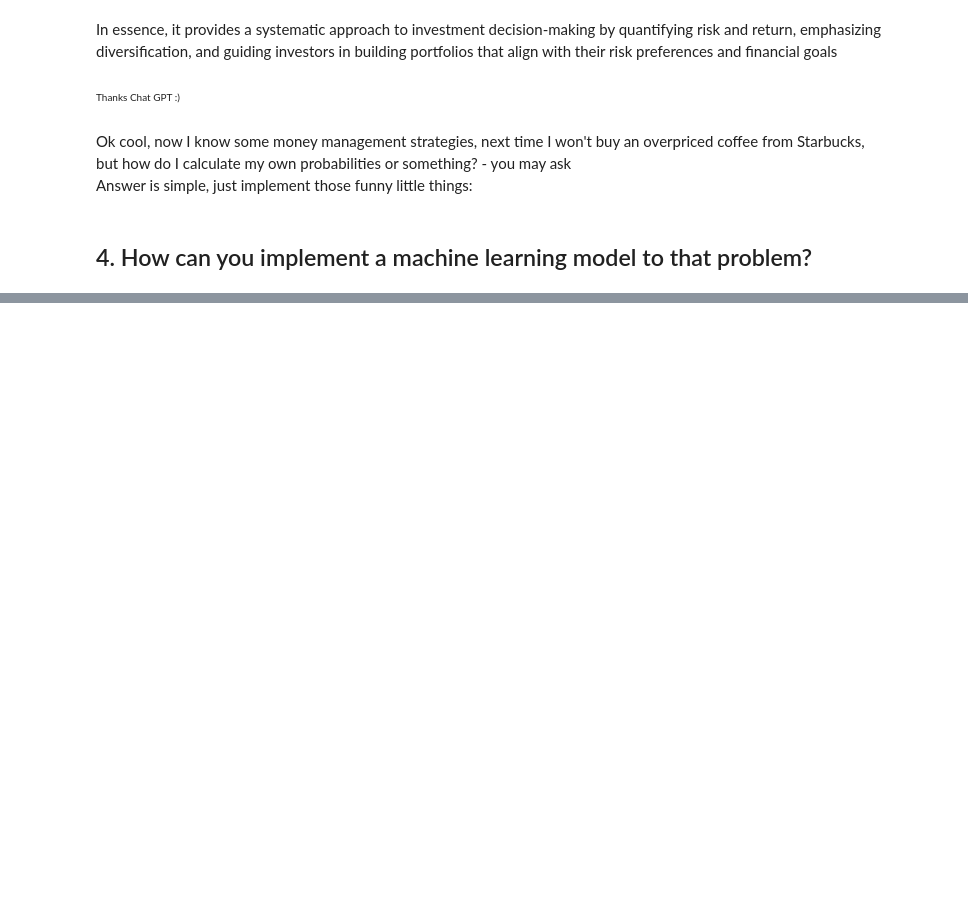
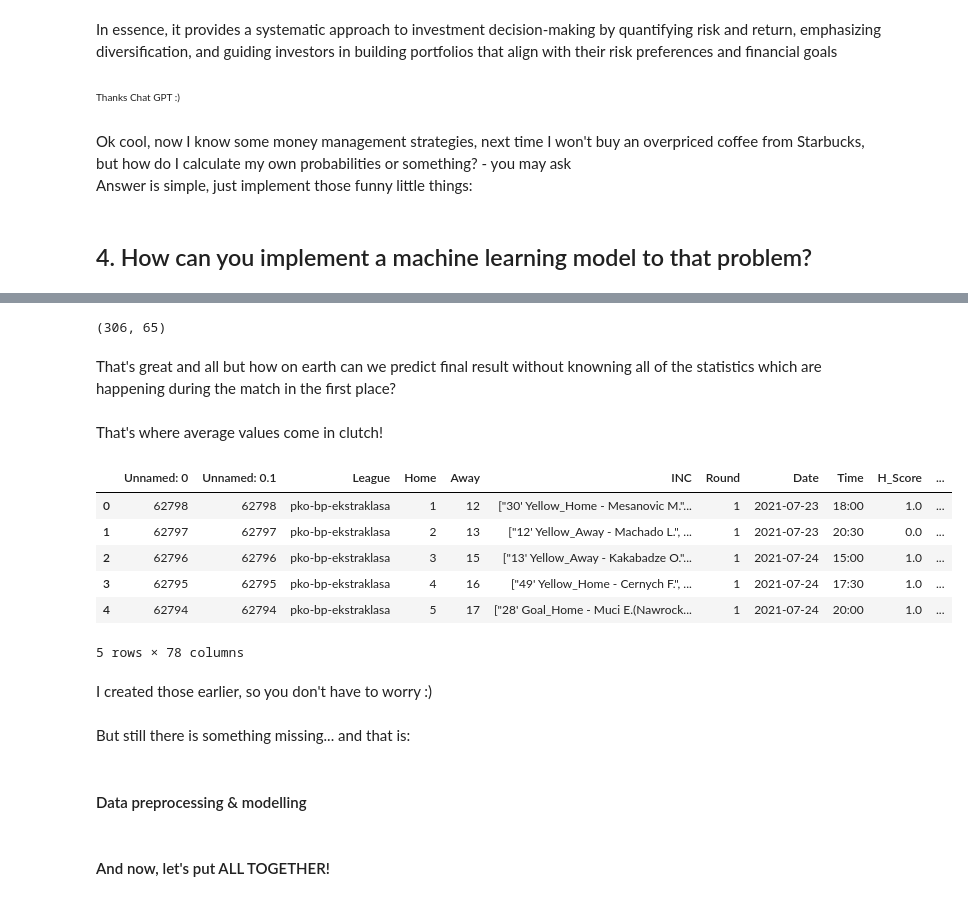
Before and after one commit to DamianBaginski/beat_the_bookie_intro, a Jupyter notebook: presentation.ipynb, the cells around one changed output, grey strips where cells are left out. Cells and saved outputs as stored; diff of their text form; code cells hidden in the pictures; blank space fills up the shorter version.

Commit message:
(chore) Finalize code for presentation

```diff
--- a/presentation.ipynb
+++ b/presentation.ipynb
@@ -111,0 +177,5 @@ Answer is simple, just implement those funny little things:
+# %%
+df = pd.read_csv('data/data_football.csv', sep=';')
+df.shape
+# %% [output]
+(306, 65)
@@ -111,0 +184,20 @@ Answer is simple, just implement those funny little things:
+# %% [markdown]
+That's great and all but how on earth can we predict final result without knowning all of the statistics which are happening during the match in the first place?
+# %% [markdown]
+That's where average values come in clutch!
+# %%
+df.head()
+# %% [output]
+|  | Unnamed: 0 | Unnamed: 0.1 | League | Home | Away | INC | Round | Date | Time | H_Score | ... |
+| 0 | 62798 | 62798 | pko-bp-ekstraklasa | 1 | 12 | ["30' Yellow_Home - Mesanovic M."... | 1 | 2021-07-23 | 18:00 | 1.0 | ... |
+| 1 | 62797 | 62797 | pko-bp-ekstraklasa | 2 | 13 | ["12' Yellow_Away - Machado L.", ... | 1 | 2021-07-23 | 20:30 | 0.0 | ... |
+| 2 | 62796 | 62796 | pko-bp-ekstraklasa | 3 | 15 | ["13' Yellow_Away - Kakabadze O."... | 1 | 2021-07-24 | 15:00 | 1.0 | ... |
+| 3 | 62795 | 62795 | pko-bp-ekstraklasa | 4 | 16 | ["49' Yellow_Home - Cernych F.", ... | 1 | 2021-07-24 | 17:30 | 1.0 | ... |
+| 4 | 62794 | 62794 | pko-bp-ekstraklasa | 5 | 17 | ["28' Goal_Home - Muci E.(Nawrock... | 1 | 2021-07-24 | 20:00 | 1.0 | ... |
+5 rows × 78 columns
+# %% [markdown]
+I created those earlier, so you don't have to worry :)
+# %% [markdown]
+But still there is something missing... and that is:
+# %% [markdown]
+#### Data preprocessing & modelling
@@ -111,0 +275,2 @@ Answer is simple, just implement those funny little things:
+# %% [markdown]
+#### And now, let's put ALL TOGETHER!
```
Also changed, not shown: parts of 23 cells of this notebook, 1 other file.
